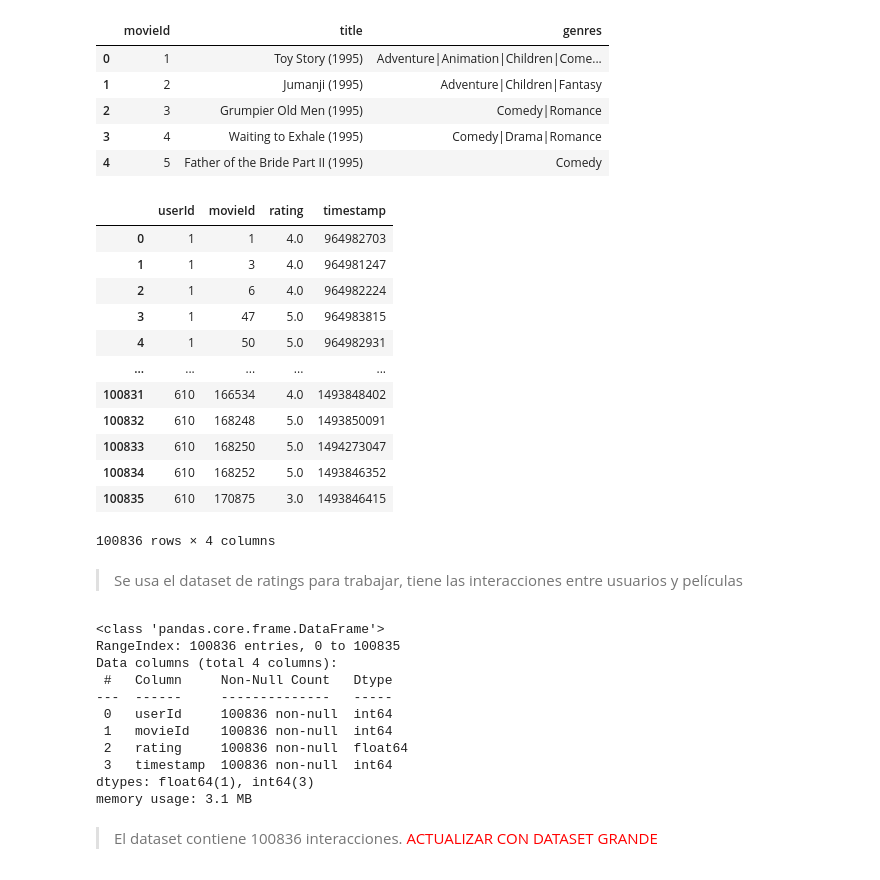
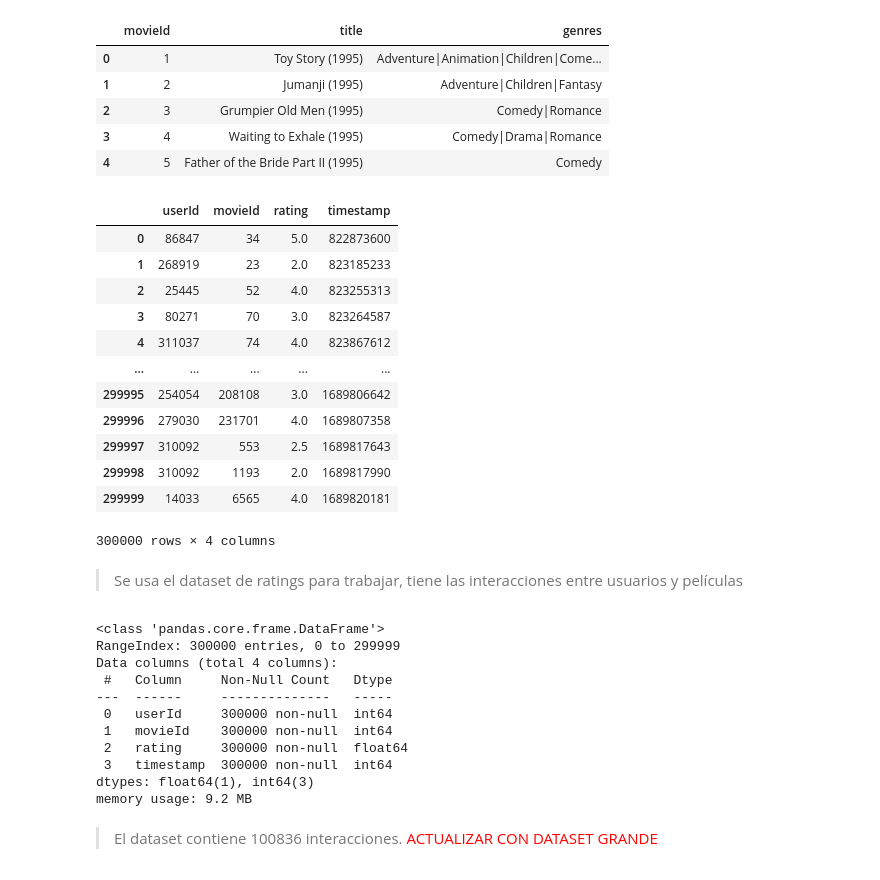
Before and after one commit to haploide/recommendation_system, a Jupyter notebook: notebooks/Entregable_3_Araoz_Bajo_Barrera.ipynb, the cells around one changed output. Drawn from its saved outputs; the diff is of its cells as text; code cells hidden in the pictures.

```diff
--- a/notebooks/Entregable_3_Araoz_Bajo_Barrera.ipynb
+++ b/notebooks/Entregable_3_Araoz_Bajo_Barrera.ipynb
@@ -27,38 +27,38 @@ movies.head()
 | 3 | 4 | Waiting to Exhale (1995) | Comedy|Drama|Romance |
 | 4 | 5 | Father of the Bride Part II (1995) | Comedy |
 # %%
-ratings = pd.read_csv("../data/ml-latest/ratings.csv")
+ratings = pd.read_csv("../data/ml-latest/ratings.csv").sample(300000, random_state=42).sort_values(by='timestamp', ascending=True).reset_index(drop=True)
 ratings
 # %% [output]
 |  | userId | movieId | rating | timestamp |
-| 0 | 1 | 1 | 4.0 | 964982703 |
-| 1 | 1 | 3 | 4.0 | 964981247 |
-| 2 | 1 | 6 | 4.0 | 964982224 |
-| 3 | 1 | 47 | 5.0 | 964983815 |
-| 4 | 1 | 50 | 5.0 | 964982931 |
+| 0 | 86847 | 34 | 5.0 | 822873600 |
+| 1 | 268919 | 23 | 2.0 | 823185233 |
+| 2 | 25445 | 52 | 4.0 | 823255313 |
+| 3 | 80271 | 70 | 3.0 | 823264587 |
+| 4 | 311037 | 74 | 4.0 | 823867612 |
 | ... | ... | ... | ... | ... |
-| 100831 | 610 | 166534 | 4.0 | 1493848402 |
-| 100832 | 610 | 168248 | 5.0 | 1493850091 |
-| 100833 | 610 | 168250 | 5.0 | 1494273047 |
-| 100834 | 610 | 168252 | 5.0 | 1493846352 |
-| 100835 | 610 | 170875 | 3.0 | 1493846415 |
+| 299995 | 254054 | 208108 | 3.0 | 1689806642 |
+| 299996 | 279030 | 231701 | 4.0 | 1689807358 |
+| 299997 | 310092 | 553 | 2.5 | 1689817643 |
+| 299998 | 310092 | 1193 | 2.0 | 1689817990 |
+| 299999 | 14033 | 6565 | 4.0 | 1689820181 |
-100836 rows × 4 columns
+300000 rows × 4 columns
 # %% [markdown]
 > Se usa el dataset de ratings para trabajar, tiene las interacciones entre usuarios y películas
 # %%
 ratings.info()
 # %% [output]
 <class 'pandas.core.frame.DataFrame'>
-RangeIndex: 100836 entries, 0 to 100835
+RangeIndex: 300000 entries, 0 to 299999
 Data columns (total 4 columns):
  #   Column     Non-Null Count   Dtype
 ---  ------     --------------   -----
- 0   userId     100836 non-null  int64
- 1   movieId    100836 non-null  int64
- 2   rating     100836 non-null  float64
- 3   timestamp  100836 non-null  int64
+ 0   userId     300000 non-null  int64
+ 1   movieId    300000 non-null  int64
+ 2   rating     300000 non-null  float64
+ 3   timestamp  300000 non-null  int64
 dtypes: float64(1), int64(3)
-memory usage: 3.1 MB
+memory usage: 9.2 MB
 # %% [markdown]
 > El dataset contiene 100836 interacciones. <span style="color:red">ACTUALIZAR CON DATASET GRANDE</span>
 # %% [markdown]
```
Also changed, not shown: parts of 19 cells of this notebook.
